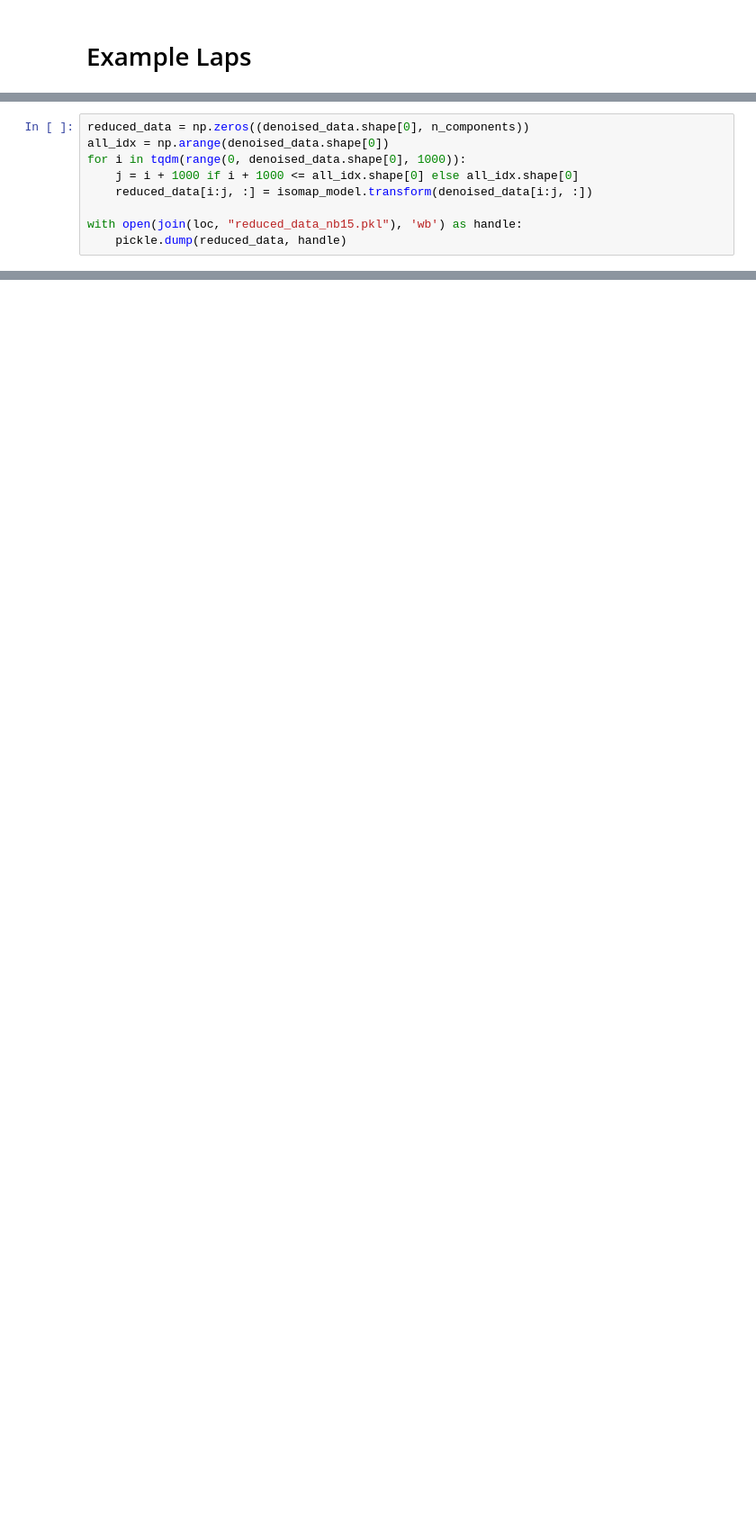
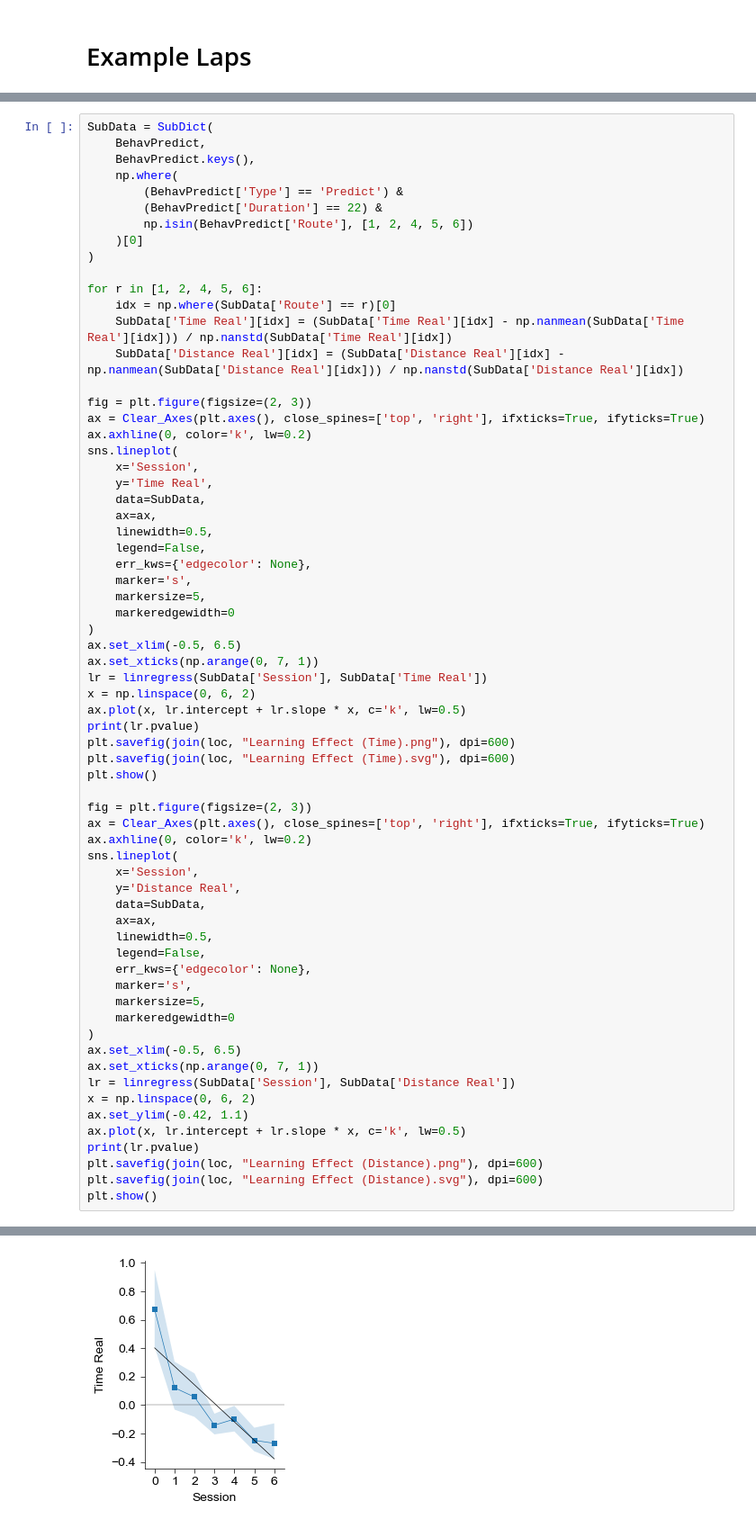
Before and after one commit to YAO-Shuyang/PlotFigures, a Jupyter notebook: NodeFigures/Fig0860 - Decoding Retrieval With GNB.ipynb, the cells around one changed output, grey strips where cells are left out. Shown: that part at 90% size. Drawn from its saved outputs; the diff is of its cells as text; blank space fills up the shorter version.

```diff
--- a/NodeFigures/Fig0860 - Decoding Retrieval With GNB.ipynb
+++ b/NodeFigures/Fig0860 - Decoding Retrieval With GNB.ipynb
@@ -567,9 +270,0 @@ Isomap Fitting Cost: 155.191s
-# %%
-reduced_data = np.zeros((denoised_data.shape[0], n_components))
-all_idx = np.arange(denoised_data.shape[0])
-for i in tqdm(range(0, denoised_data.shape[0], 1000)):
-    j = i + 1000 if i + 1000 <= all_idx.shape[0] else all_idx.shape[0]
-    reduced_data[i:j, :] = isomap_model.transform(denoised_data[i:j, :])
-
-with open(join(loc, "reduced_data_nb15.pkl"), 'wb') as handle:
-    pickle.dump(reduced_data, handle)
@@ -660,0 +1646,67 @@ for i in range(len(f2)):
+# %%
+SubData = SubDict(
+    BehavPredict,
+    BehavPredict.keys(),
+    np.where(
+        (BehavPredict['Type'] == 'Predict') &
+        (BehavPredict['Duration'] == 22) &
+        np.isin(BehavPredict['Route'], [1, 2, 4, 5, 6])
+    )[0]
+)
+
+for r in [1, 2, 4, 5, 6]:
+    idx = np.where(SubData['Route'] == r)[0]
+    SubData['Time Real'][idx] = (SubData['Time Real'][idx] - np.nanmean(SubData['Time Real'][idx])) / np.nanstd(SubData['Time Real'][idx])
+    SubData['Distance Real'][idx] = (SubData['Distance Real'][idx] - np.nanmean(SubData['Distance Real'][idx])) / np.nanstd(SubData['Distance Real'][idx])
+
+fig = plt.figure(figsize=(2, 3))
+ax = Clear_Axes(plt.axes(), close_spines=['top', 'right'], ifxticks=True, ifyticks=True)
+ax.axhline(0, color='k', lw=0.2)
+sns.lineplot(
+    x='Session',
+    y='Time Real',
+    data=SubData,
+    ax=ax,
+    linewidth=0.5,
+    legend=False,
+    err_kws={'edgecolor': None},
+    marker='s',
+    markersize=5,
+    markeredgewidth=0
+)
+ax.set_xlim(-0.5, 6.5)
+ax.set_xticks(np.arange(0, 7, 1))
+lr = linregress(SubData['Session'], SubData['Time Real'])
+x = np.linspace(0, 6, 2)
+ax.plot(x, lr.intercept + lr.slope * x, c='k', lw=0.5)
+print(lr.pvalue)
+plt.savefig(join(loc, "Learning Effect (Time).png"), dpi=600)
+plt.savefig(join(loc, "Learning Effect (Time).svg"), dpi=600)
+plt.show()
+
+fig = plt.figure(figsize=(2, 3))
+ax = Clear_Axes(plt.axes(), close_spines=['top', 'right'], ifxticks=True, ifyticks=True)
+ax.axhline(0, color='k', lw=0.2)
+sns.lineplot(
+    x='Session',
+    y='Distance Real',
+    data=SubData,
+    ax=ax,
+    linewidth=0.5,
+    legend=False,
+    err_kws={'edgecolor': None},
+    marker='s',
+    markersize=5,
+    markeredgewidth=0
+)
+ax.set_xlim(-0.5, 6.5)
+ax.set_xticks(np.arange(0, 7, 1))
+lr = linregress(SubData['Session'], SubData['Distance Real'])
+x = np.linspace(0, 6, 2)
+ax.set_ylim(-0.42, 1.1)
+ax.plot(x, lr.intercept + lr.slope * x, c='k', lw=0.5)
+print(lr.pvalue)
+plt.savefig(join(loc, "Learning Effect (Distance).png"), dpi=600)
+plt.savefig(join(loc, "Learning Effect (Distance).svg"), dpi=600)
+plt.show()
+# %% [output]
@@ -660,0 +1714 @@ for i in range(len(f2)):
+[figure, added]
```
Also changed, not shown: parts of 28 cells of this notebook, 7 other files.
